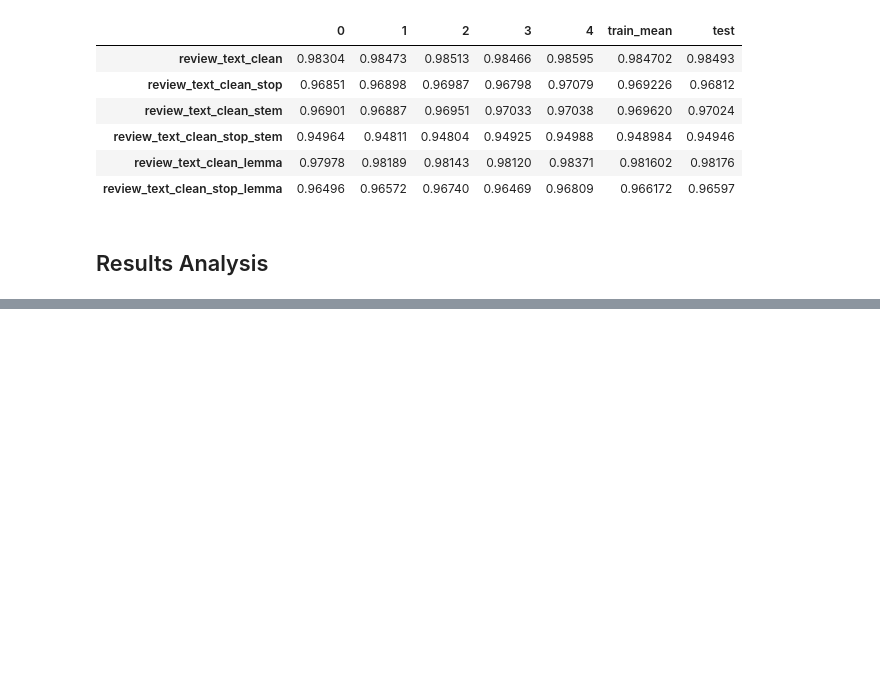
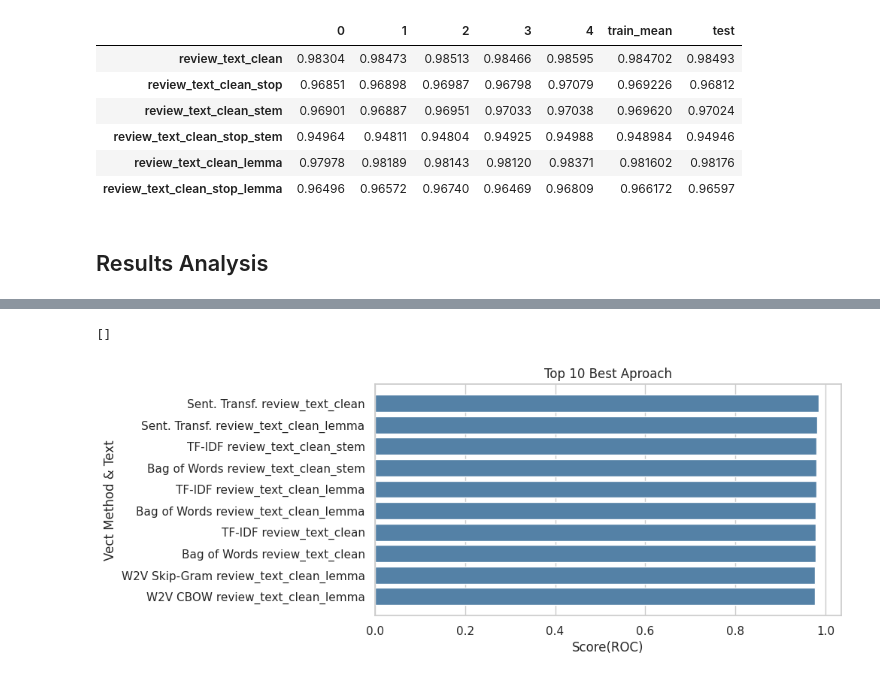
Before and after one commit to rdemarqui/sentiment_analysis, a Jupyter notebook: 02 Vectorization.ipynb, the cells around one changed output, grey strips where cells are left out. Saved outputs shown, nothing was run; the diff lists cells and outputs as text; code cells hidden in the pictures; blank space fills up the shorter version.

```diff
--- a/02 Vectorization.ipynb
+++ b/02 Vectorization.ipynb
@@ -581,11 +590,14 @@ plt.plot()
 # %%
-plt.figure(figsize=(8, 8))
+plt.figure(figsize=(8, 4))
 ax = sns.barplot(x='Score(ROC)', y='Vect Method & Text',
-                 data=df_scores_vect_stack.sort_values(by='Score(ROC)', ascending=False),
+                 data=df_scores_vect_stack.sort_values(by='Score(ROC)', ascending=False).head(10),
                  orient='h', color='steelblue')
-ax.set_yticklabels(ax.get_yticklabels(), fontsize=7)
-plt.title('Best Aproach')
+ax.set_yticklabels(ax.get_yticklabels())
+plt.title('Top 10 Best Aproach')
 plt.plot()
+# %% [output]
+[]
+[figure, added]
 # %%
 plt.figure(figsize=(10, 6))
 ax = sns.barplot(x='Vect Method', y='Score(ROC)',
```
Also changed, not shown: parts of 4 cells of this notebook.
